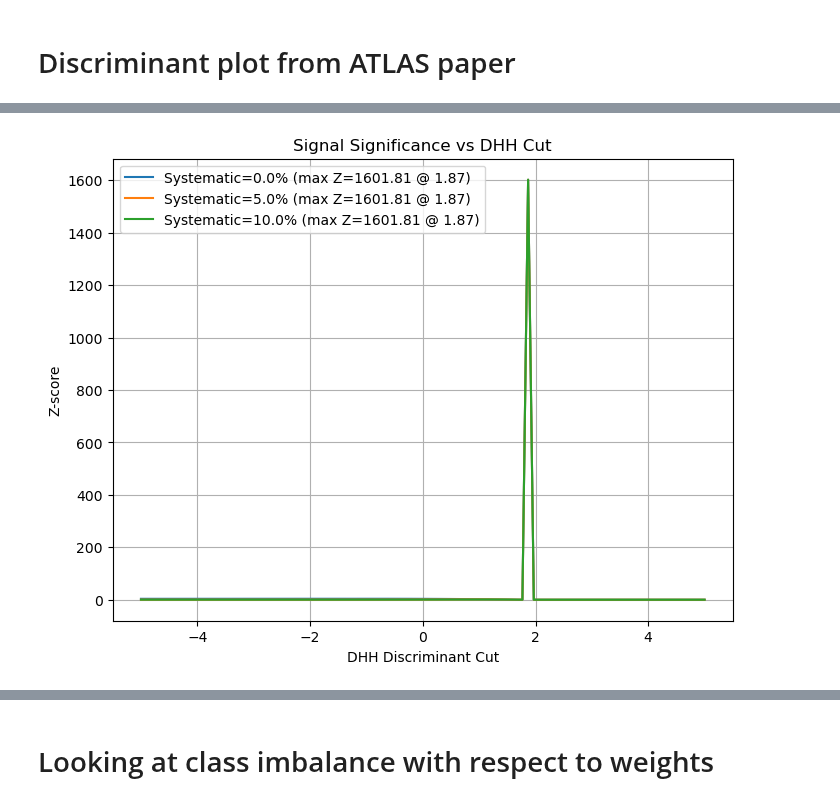
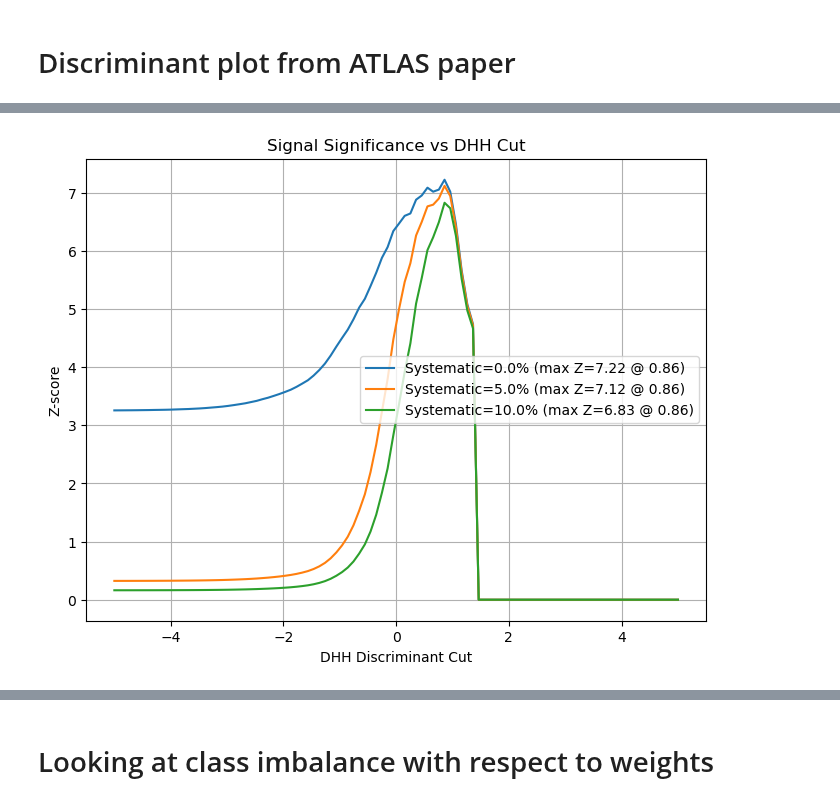
Before and after one commit to inigostibbe/msciproject, a Jupyter notebook: bristol-tth-transformer-msc_project/bristol-tth-transformer-msc_project/notebooks/training_multi.ipynb, the cells around one changed output, grey strips where cells are left out. Saved outputs shown, nothing was run; the diff lists cells and outputs as text; code cells hidden in the pictures.

```diff
--- a/bristol-tth-transformer-msc_project/bristol-tth-transformer-msc_project/notebooks/training_multi.ipynb
+++ b/bristol-tth-transformer-msc_project/bristol-tth-transformer-msc_project/notebooks/training_multi.ipynb
@@ -58,7 +58,7 @@ outdir = f"./model_training/AOTransformer_{current_time}"
 os.makedirs(outdir, exist_ok=False)
 
 # Main path
-main_path = '/home/pk21271/prep_data/ttH_ttbar_Zjets'
+main_path = '/home/pk21271/prep_data/ttH_ttbar_singleT_jets'
 
 # File paths
 x_path = os.path.join(main_path, 'X.pt')
@@ -137,7 +137,7 @@ The loss function is a composite of BCE, and decorrelation from the MET, to ensu
 # loss_function = CrossEntropyWeightedLoss(weighted = True) # Test with no weights,
 
 alpha = 0.25 # This is the weight for the signal class, the rest is divided among the background classes
-alpha = [alpha, (1-alpha)/2, (1-alpha)/2]
+alpha = [alpha, (1-alpha)/3, (1-alpha)/3, (1-alpha)/3]
 # alpha = [alpha, (1-alpha)] # For binary classification
 
 gamma = 2 # 2 is recommended, 0 is equivalent to CE
@@ -509,6 +555,11 @@ for threshold in thresholds:
     for err in error_levels:
         sig_B = B * err  # Apply systematic uncertainty
         Z = S / np.sqrt(B + sig_B**2 + 1e-10)  # Avoid division by zero
+
+        # If B or S is less than 3, set Z to 0
+        if B < 3 or S < 3:
+            Z = 0
+
         z_scores_dict[err].append(Z)
 
 # Find the threshold corresponding to max Z-score for each error level
@@ -522,7 +573,7 @@ for err, z_scores in z_scores_dict.items():
     # print(f"Max Z-score for error {int(err*100)}%: {max_z:.3f} at threshold {max_threshold:.3f}")
 
     # Store formatted legend label
-    # legend_labels.append(f"Error {int(err*100)}% (max Z={max_below_threshold(z_scores, x):.2f} @ T={max_threshold:.2f})")
+    # legend_labels.append(f"Error {int(err*100)}% (max Z
     legend_labels.append(f"Error {int(err*100)}% (max Z={max_below_threshold(z_scores, x):.2f})")
 
 
@@ -710,34 +737,39 @@ z_scores_dict = {err: [] for err in error_levels}
 # Signal and background masks
 signal_mask = (labels_flat == 0)
 bkg_mask = ~signal_mask
 
 # Calculate Z-scores for different systematics
 for thresh in thresholds:
     # Get weighted events passing threshold
     S = np.sum(wn[signal_mask & (dhh_ttH > thresh)])
     B = np.sum(wn[bkg_mask & (dhh_ttH > thresh)])
 
     for err in error_levels:
         sig_B = B * err
         Z = S / np.sqrt(B + sig_B**2 + 1e-10)
+
+        # If B or S is less than 3, set Z to 0
+        if B < 3 or S < 3:
+            Z = 0
+
         z_scores_dict[err].append(Z)
 
 # Plot results
 plt.figure(figsize=(8, 6))
 for err, z_scores in z_scores_dict.items():
     max_z = max(z_scores)
     max_thresh = thresholds[np.argmax(z_scores)]
     plt.plot(thresholds, z_scores,
              label=f'Systematic={err*100}% (max Z={max_z:.2f} @ {max_thresh:.2f})')
 
 plt.xlabel('DHH Discriminant Cut')
 plt.ylabel('Z-score')
 plt.title('Signal Significance vs DHH Cut')
 plt.grid(True)
 plt.legend()
 plt.show()
 # %% [output]
-[figure, old version]
+[figure, new version]
 # %%
 # Filter thresholds and calculate Z-scores
 
```
Also changed, not shown: parts of 13 cells of this notebook, 13 other files.
